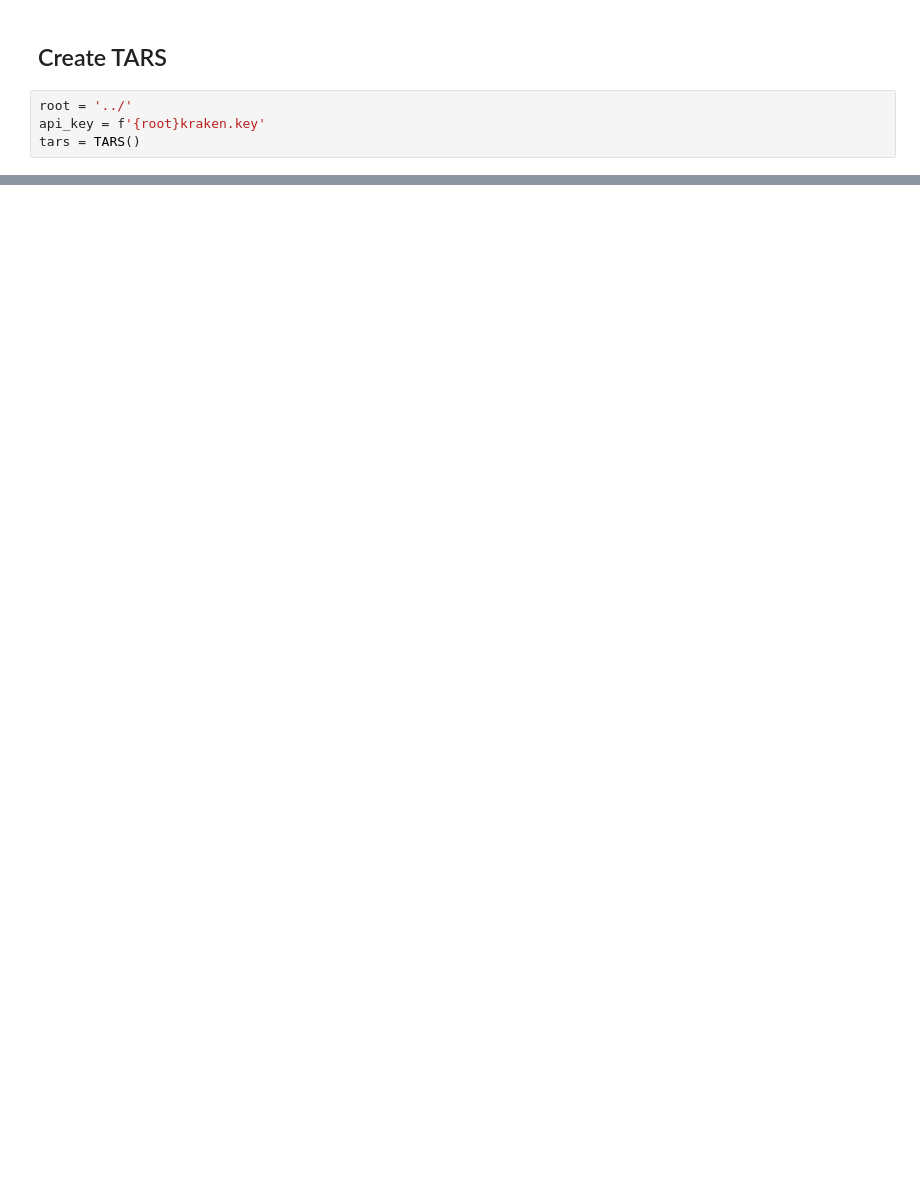
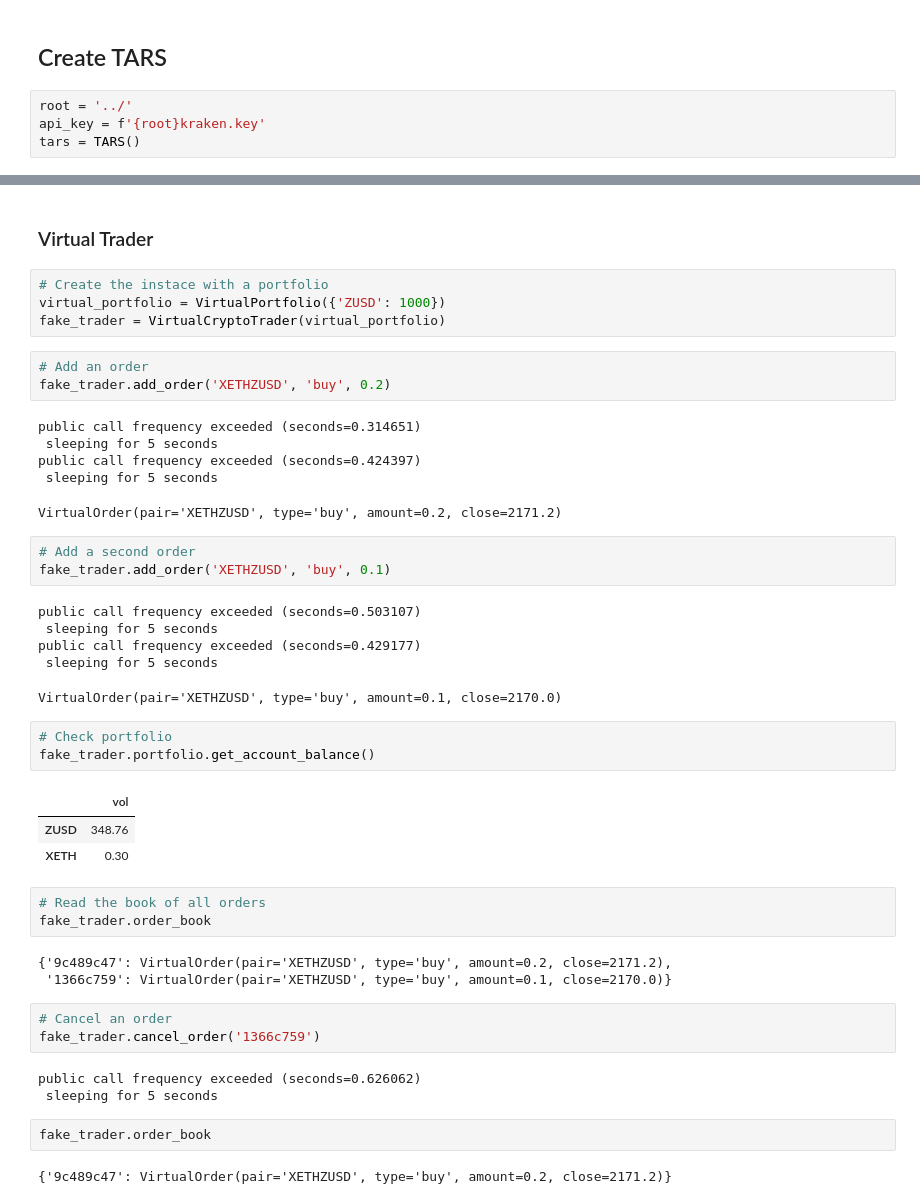
Before and after one commit to fredmontet/tars, a Jupyter notebook: notebooks/test.ipynb, the cells around one changed output, grey strips where cells are left out. Saved outputs shown, nothing was run; the diff lists cells and outputs as text; blank space fills up the shorter version.

```diff
--- a/notebooks/test.ipynb
+++ b/notebooks/test.ipynb
@@ -170,0 +191,47 @@ trader.query_trades_info('THXHTO-FDKTU-NGQT4A')
+# %% [markdown]
+### Virtual Trader
+# %%
+# Create the instace with a portfolio
+virtual_portfolio = VirtualPortfolio({'ZUSD': 1000})
+fake_trader = VirtualCryptoTrader(virtual_portfolio)
+# %%
+# Add an order
+fake_trader.add_order('XETHZUSD', 'buy', 0.2)
+# %% [output]
+public call frequency exceeded (seconds=0.314651)
+ sleeping for 5 seconds
+public call frequency exceeded (seconds=0.424397)
+ sleeping for 5 seconds
+VirtualOrder(pair='XETHZUSD', type='buy', amount=0.2, close=2171.2)
+# %%
+# Add a second order
+fake_trader.add_order('XETHZUSD', 'buy', 0.1)
+# %% [output]
+public call frequency exceeded (seconds=0.503107)
+ sleeping for 5 seconds
+public call frequency exceeded (seconds=0.429177)
+ sleeping for 5 seconds
+VirtualOrder(pair='XETHZUSD', type='buy', amount=0.1, close=2170.0)
+# %%
+# Check portfolio
+fake_trader.portfolio.get_account_balance()
+# %% [output]
+|  | vol |
+| ZUSD | 348.76 |
+| XETH | 0.30 |
+# %%
+# Read the book of all orders
+fake_trader.order_book
+# %% [output]
+{'9c489c47': VirtualOrder(pair='XETHZUSD', type='buy', amount=0.2, close=2171.2),
+ '1366c759': VirtualOrder(pair='XETHZUSD', type='buy', amount=0.1, close=2170.0)}
+# %%
+# Cancel an order
+fake_trader.cancel_order('1366c759')
+# %% [output]
+public call frequency exceeded (seconds=0.626062)
+ sleeping for 5 seconds
+# %%
+fake_trader.order_book
+# %% [output]
+{'9c489c47': VirtualOrder(pair='XETHZUSD', type='buy', amount=0.2, close=2171.2)}
```
Also changed, not shown: parts of 55 cells of this notebook, 7 other files.
